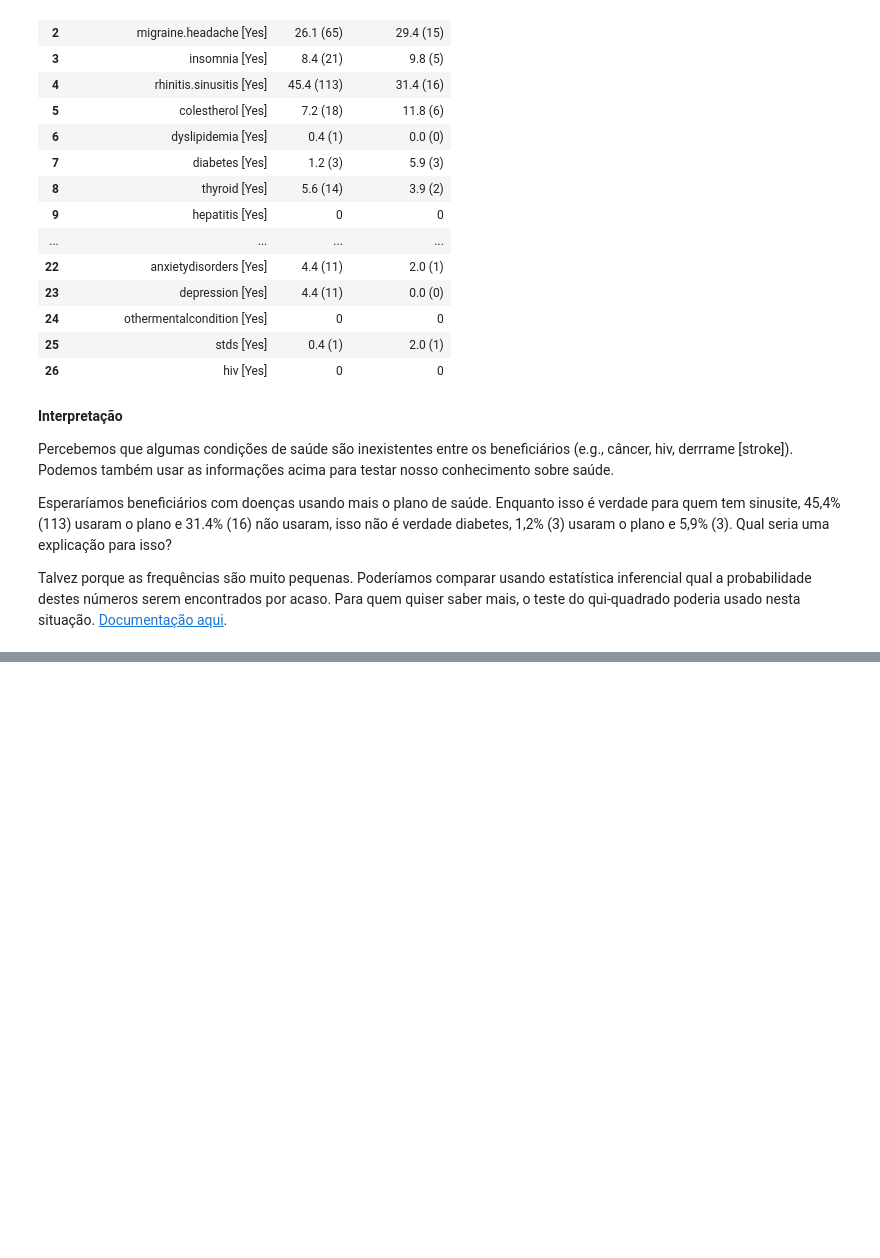
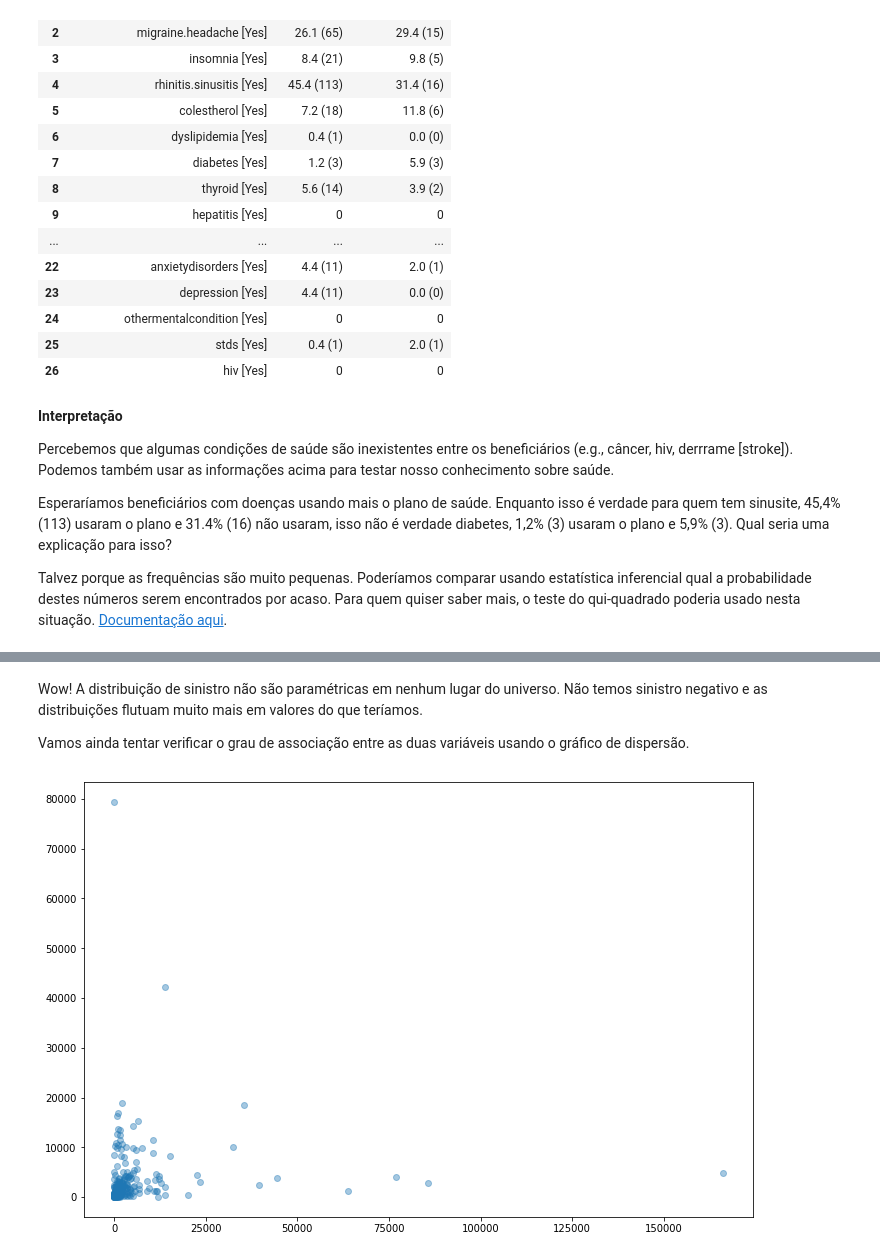
Before and after one commit to zetta-academy/exp-curso-python-saude, a Jupyter notebook: PySaude_03_python_analise_exploratoria_de_dados.ipynb, the cells around one changed output, grey strips where cells are left out. Cells and saved outputs as stored; diff of their text form; code cells hidden in the pictures; blank space fills up the shorter version.

```diff
--- a/PySaude_03_python_analise_exploratoria_de_dados.ipynb
+++ b/PySaude_03_python_analise_exploratoria_de_dados.ipynb
@@ -317,0 +406,13 @@ Talvez porque as frequências são muito pequenas. Poderíamos comparar usando e
+# %% [markdown]
+Wow! A distribuição de sinistro não são paramétricas em nenhum lugar do universo. Não temos sinistro negativo e as distribuições flutuam muito mais em valores do que teríamos.
+
+Vamos ainda tentar verificar o grau de associação entre as duas variáveis usando o gráfico de dispersão.
+# %%
+# Diagrama de dispersão
+plt.figure(figsize=(12, 8))
+pyplot.scatter(x=data_b['after.hra.12m.claims.total.r'],
+               y=data_b['before.hra.12m.claims.total'],
+               alpha=0.4)
+pyplot.show()
+# %% [output]
+[figure, added]
```
Also changed, not shown: parts of 21 cells of this notebook.
